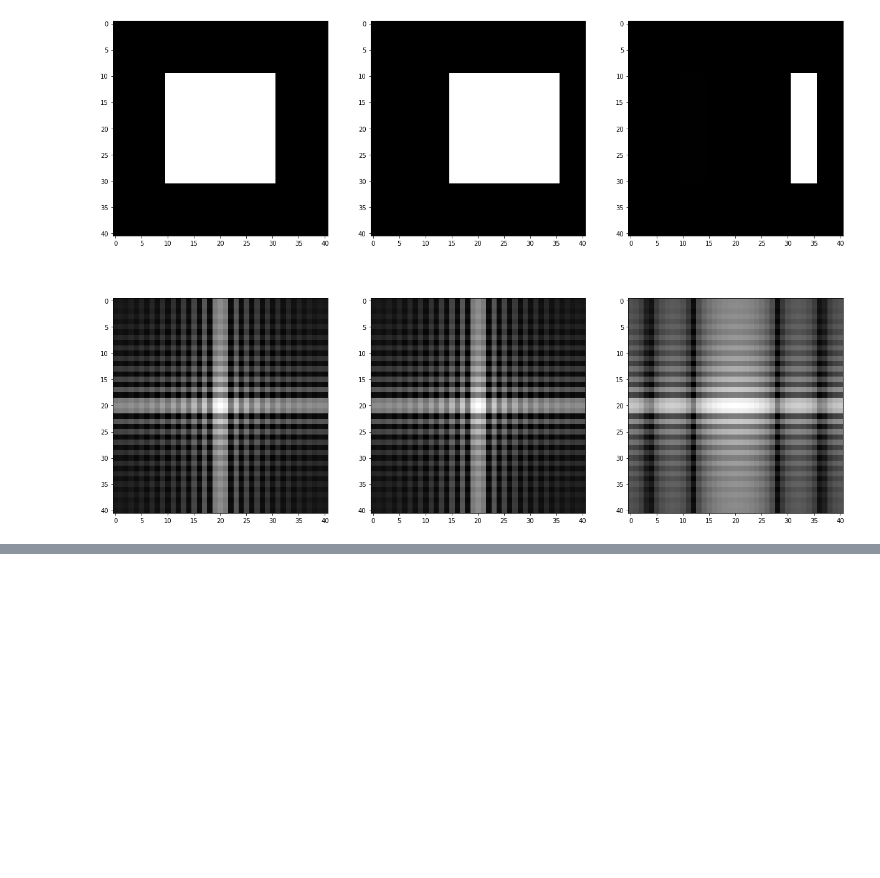
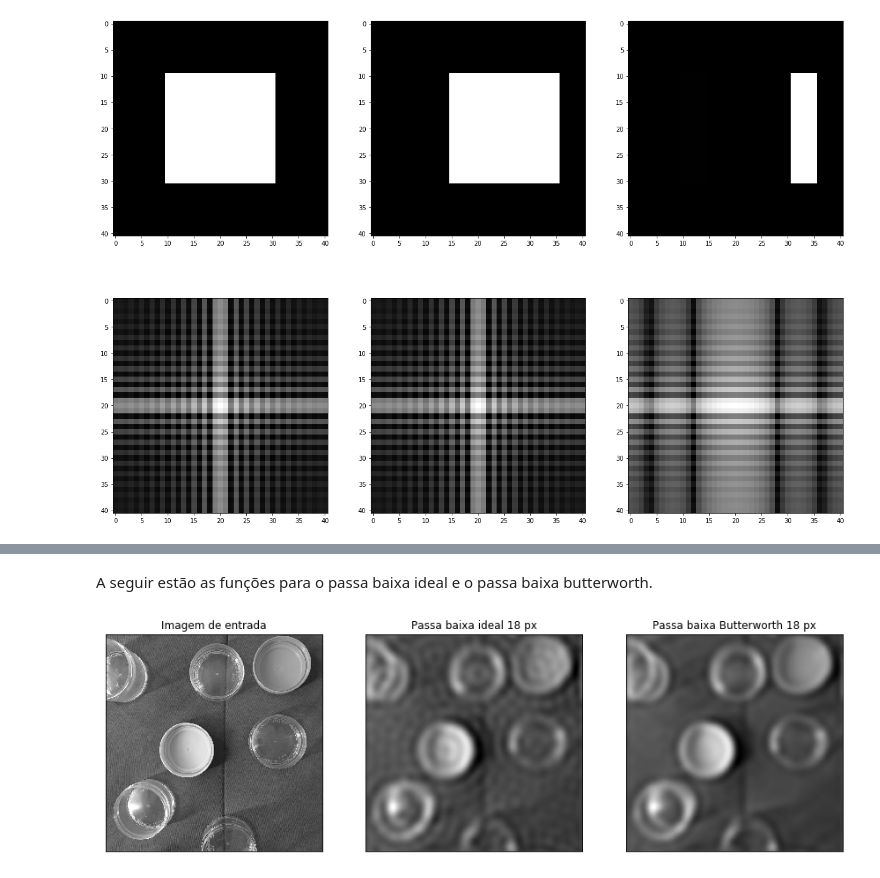
Before and after one commit to achiaver/computer_vision, a Jupyter notebook: trabalho_06/notebooks/trabalho_06.ipynb, the cells around one changed output, grey strips where cells are left out. Drawn from its saved outputs; the diff is of its cells as text; code cells hidden in the pictures; blank space fills up the shorter version.

```diff
--- a/trabalho_06/notebooks/trabalho_06.ipynb
+++ b/trabalho_06/notebooks/trabalho_06.ipynb
@@ -201,0 +257,2 @@ minha_foto = cv.imread
+# %% [markdown]
+A seguir estão as funções para o passa baixa ideal e o passa baixa butterworth.
@@ -201,0 +272,42 @@ minha_foto = cv.imread
+# %%
+def passa_baixa_butterworth(img, freq = 10, nn = 4):
+    m, n = img.shape
+    u0 = np.floor(m/2)
+    v0 = np.floor(n/2)
+
+    H = [[(1/(1 + (np.sqrt((u - u0)**2 + (v - v0)**2)/freq)**(2*nn)))
+          for v in range(n)] for u in range(m)]
+
+    img_fft = np.fft.fftshift(np.fft.fft2(img))
+    img_fft = img_fft * H
+    return np.fft.ifft2(np.fft.ifftshift(img_fft)).real
+# %%
+img_lp = passa_baixa_ideal(foto, 18)
+img_butter = passa_baixa_butterworth(foto, 18, 4)
+# %%
+fig = plt.figure(figsize = (15, 9))
+
+grid = plt.GridSpec(1, 3, fig)
+
+ax0 = fig.add_subplot(grid[0, 0])
+ax1 = fig.add_subplot(grid[0, 1])
+ax2 = fig.add_subplot(grid[0, 2])
+
+ax0.imshow(foto, cmap = 'gray')
+ax0.set_title('Imagem de entrada')
+ax0.set_xticks([])
+ax0.set_yticks([])
+
+ax1.imshow(img_lp, cmap = 'gray')
+ax1.set_title('Passa baixa ideal 18 px')
+ax1.set_xticks([])
+ax1.set_yticks([])
+
+ax2.imshow(img_butter, cmap = 'gray')
+ax2.set_title('Passa baixa Butterworth 18 px')
+ax2.set_xticks([])
+ax2.set_yticks([])
+
+plt.show()
+# %% [output]
+[figure, added]
```
Also changed, not shown: parts of 9 cells of this notebook.
